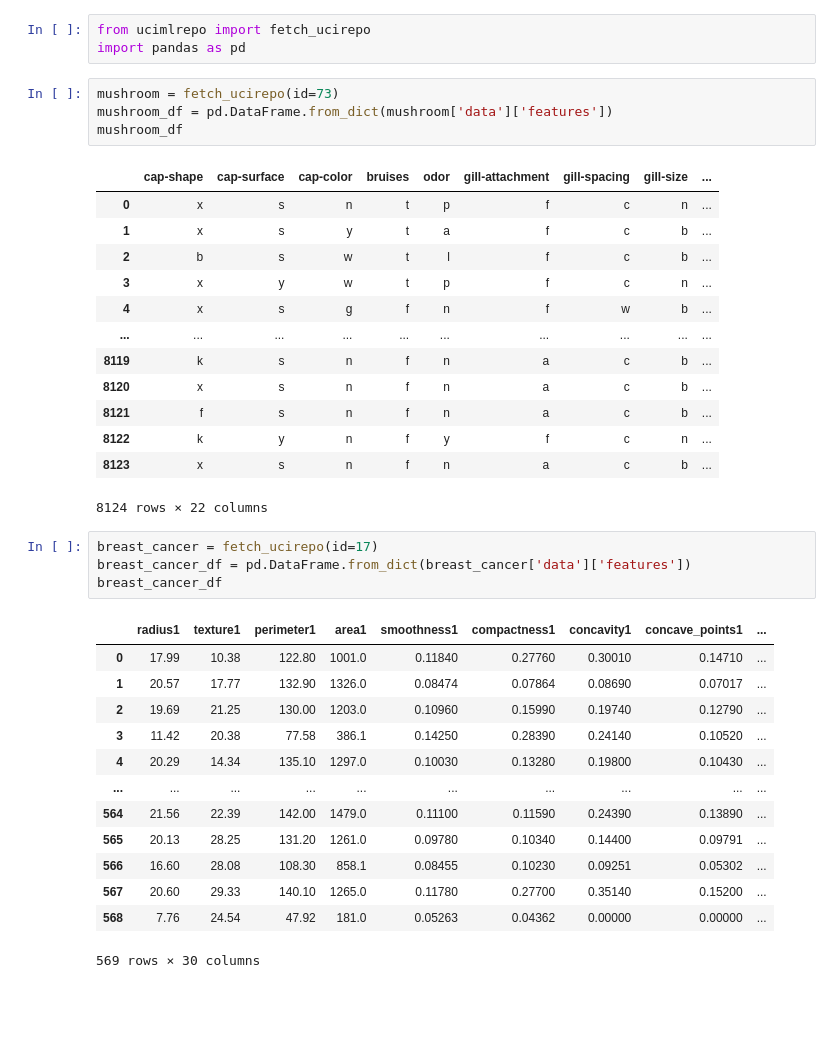
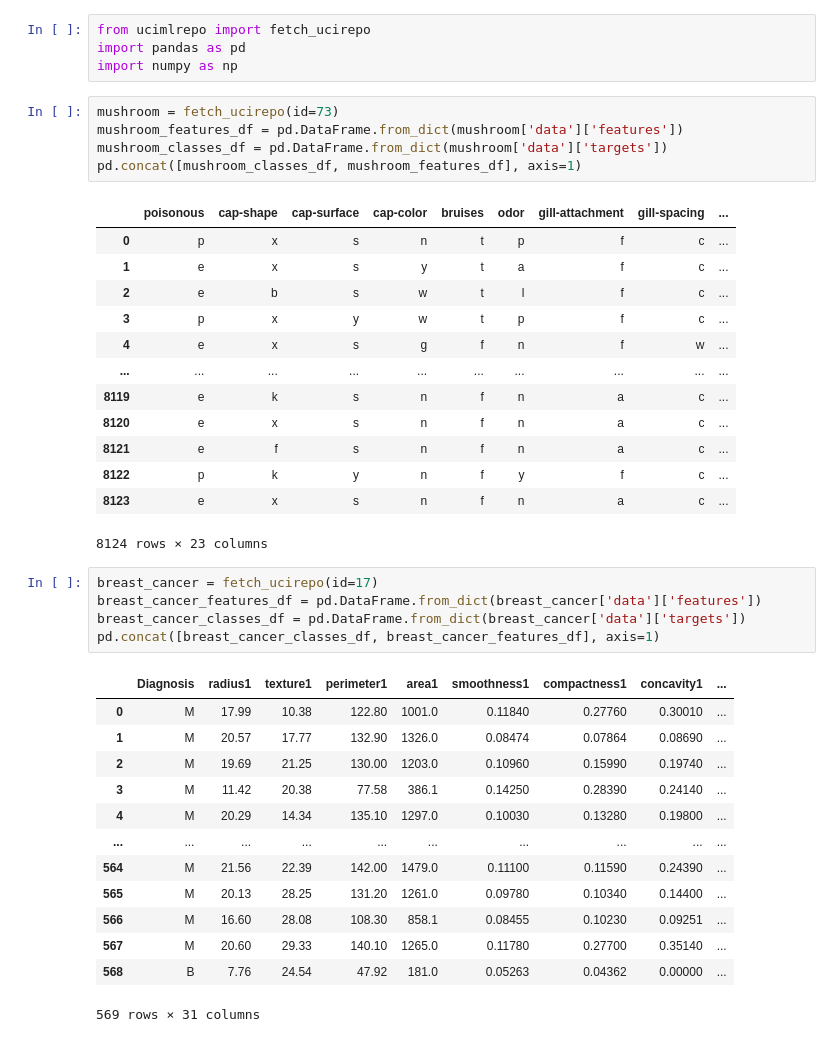
Before and after one commit to wz7475/Ensemble-RF-based-models, a Jupyter notebook: example.ipynb, the cells around one changed output. Drawn from its saved outputs; the diff is of its cells as text; blank space fills up the shorter version.

```diff
--- a/example.ipynb
+++ b/example.ipynb
@@ -1,40 +1,43 @@
 # %%
 from ucimlrepo import fetch_ucirepo
 import pandas as pd
+import numpy as np
 # %%
 mushroom = fetch_ucirepo(id=73)
-mushroom_df = pd.DataFrame.from_dict(mushroom['data']['features'])
-mushroom_df
+mushroom_features_df = pd.DataFrame.from_dict(mushroom['data']['features'])
+mushroom_classes_df = pd.DataFrame.from_dict(mushroom['data']['targets'])
+pd.concat([mushroom_classes_df, mushroom_features_df], axis=1)
 # %% [output]
-|  | cap-shape | cap-surface | cap-color | bruises | odor | gill-attachment | gill-spacing | gill-size | ... |
-| 0 | x | s | n | t | p | f | c | n | ... |
-| 1 | x | s | y | t | a | f | c | b | ... |
-| 2 | b | s | w | t | l | f | c | b | ... |
-| 3 | x | y | w | t | p | f | c | n | ... |
-| 4 | x | s | g | f | n | f | w | b | ... |
+|  | poisonous | cap-shape | cap-surface | cap-color | bruises | odor | gill-attachment | gill-spacing | ... |
+| 0 | p | x | s | n | t | p | f | c | ... |
+| 1 | e | x | s | y | t | a | f | c | ... |
+| 2 | e | b | s | w | t | l | f | c | ... |
+| 3 | p | x | y | w | t | p | f | c | ... |
+| 4 | e | x | s | g | f | n | f | w | ... |
 | ... | ... | ... | ... | ... | ... | ... | ... | ... | ... |
-| 8119 | k | s | n | f | n | a | c | b | ... |
-| 8120 | x | s | n | f | n | a | c | b | ... |
-| 8121 | f | s | n | f | n | a | c | b | ... |
-| 8122 | k | y | n | f | y | f | c | n | ... |
-| 8123 | x | s | n | f | n | a | c | b | ... |
+| 8119 | e | k | s | n | f | n | a | c | ... |
+| 8120 | e | x | s | n | f | n | a | c | ... |
+| 8121 | e | f | s | n | f | n | a | c | ... |
+| 8122 | p | k | y | n | f | y | f | c | ... |
+| 8123 | e | x | s | n | f | n | a | c | ... |
-8124 rows × 22 columns
+8124 rows × 23 columns
 # %%
 breast_cancer = fetch_ucirepo(id=17)
-breast_cancer_df = pd.DataFrame.from_dict(breast_cancer['data']['features'])
-breast_cancer_df
+breast_cancer_features_df = pd.DataFrame.from_dict(breast_cancer['data']['features'])
+breast_cancer_classes_df = pd.DataFrame.from_dict(breast_cancer['data']['targets'])
+pd.concat([breast_cancer_classes_df, breast_cancer_features_df], axis=1)
 # %% [output]
-|  | radius1 | texture1 | perimeter1 | area1 | smoothness1 | compactness1 | concavity1 | concave_points1 | ... |
-| 0 | 17.99 | 10.38 | 122.80 | 1001.0 | 0.11840 | 0.27760 | 0.30010 | 0.14710 | ... |
-| 1 | 20.57 | 17.77 | 132.90 | 1326.0 | 0.08474 | 0.07864 | 0.08690 | 0.07017 | ... |
-| 2 | 19.69 | 21.25 | 130.00 | 1203.0 | 0.10960 | 0.15990 | 0.19740 | 0.12790 | ... |
-| 3 | 11.42 | 20.38 | 77.58 | 386.1 | 0.14250 | 0.28390 | 0.24140 | 0.10520 | ... |
-| 4 | 20.29 | 14.34 | 135.10 | 1297.0 | 0.10030 | 0.13280 | 0.19800 | 0.10430 | ... |
+|  | Diagnosis | radius1 | texture1 | perimeter1 | area1 | smoothness1 | compactness1 | concavity1 | ... |
+| 0 | M | 17.99 | 10.38 | 122.80 | 1001.0 | 0.11840 | 0.27760 | 0.30010 | ... |
+| 1 | M | 20.57 | 17.77 | 132.90 | 1326.0 | 0.08474 | 0.07864 | 0.08690 | ... |
+| 2 | M | 19.69 | 21.25 | 130.00 | 1203.0 | 0.10960 | 0.15990 | 0.19740 | ... |
+| 3 | M | 11.42 | 20.38 | 77.58 | 386.1 | 0.14250 | 0.28390 | 0.24140 | ... |
+| 4 | M | 20.29 | 14.34 | 135.10 | 1297.0 | 0.10030 | 0.13280 | 0.19800 | ... |
 | ... | ... | ... | ... | ... | ... | ... | ... | ... | ... |
-| 564 | 21.56 | 22.39 | 142.00 | 1479.0 | 0.11100 | 0.11590 | 0.24390 | 0.13890 | ... |
-| 565 | 20.13 | 28.25 | 131.20 | 1261.0 | 0.09780 | 0.10340 | 0.14400 | 0.09791 | ... |
-| 566 | 16.60 | 28.08 | 108.30 | 858.1 | 0.08455 | 0.10230 | 0.09251 | 0.05302 | ... |
-| 567 | 20.60 | 29.33 | 140.10 | 1265.0 | 0.11780 | 0.27700 | 0.35140 | 0.15200 | ... |
-| 568 | 7.76 | 24.54 | 47.92 | 181.0 | 0.05263 | 0.04362 | 0.00000 | 0.00000 | ... |
+| 564 | M | 21.56 | 22.39 | 142.00 | 1479.0 | 0.11100 | 0.11590 | 0.24390 | ... |
+| 565 | M | 20.13 | 28.25 | 131.20 | 1261.0 | 0.09780 | 0.10340 | 0.14400 | ... |
+| 566 | M | 16.60 | 28.08 | 108.30 | 858.1 | 0.08455 | 0.10230 | 0.09251 | ... |
+| 567 | M | 20.60 | 29.33 | 140.10 | 1265.0 | 0.11780 | 0.27700 | 0.35140 | ... |
+| 568 | B | 7.76 | 24.54 | 47.92 | 181.0 | 0.05263 | 0.04362 | 0.00000 | ... |
-569 rows × 30 columns
+569 rows × 31 columns
 # %%
```
Also changed, not shown: parts of 15 cells of this notebook.
